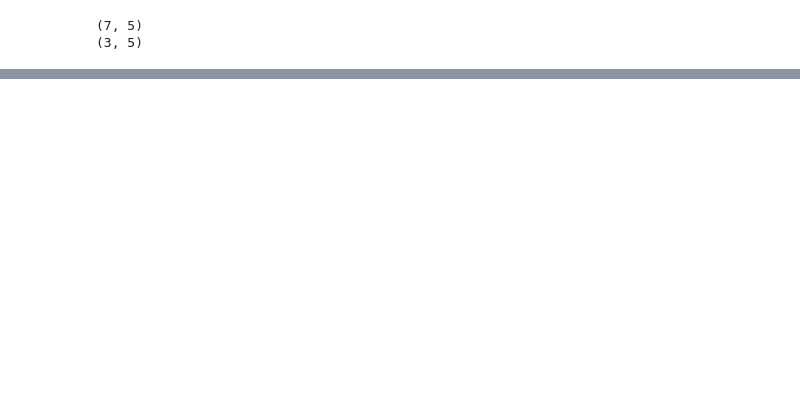
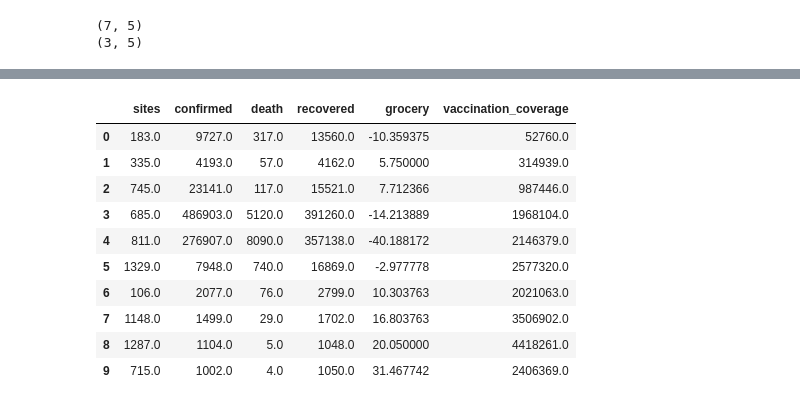
Before and after one commit to VinayFaria/Statistical_Data_Analysis, a Jupyter notebook: tutorial_5/q1.ipynb, the cells around one changed output, grey strips where cells are left out. Drawn from its saved outputs; the diff is of its cells as text; code cells hidden in the pictures; blank space fills up the shorter version.

```diff
--- a/tutorial_5/q1.ipynb
+++ b/tutorial_5/q1.ipynb
@@ -287,0 +301,14 @@ print(r2_score(y_test, pred_test_rf))
+# %%
+dataframe_copy
+# %% [output]
+|  | sites | confirmed | death | recovered | grocery | vaccination_coverage |
+| 0 | 183.0 | 9727.0 | 317.0 | 13560.0 | -10.359375 | 52760.0 |
+| 1 | 335.0 | 4193.0 | 57.0 | 4162.0 | 5.750000 | 314939.0 |
+| 2 | 745.0 | 23141.0 | 117.0 | 15521.0 | 7.712366 | 987446.0 |
+| 3 | 685.0 | 486903.0 | 5120.0 | 391260.0 | -14.213889 | 1968104.0 |
+| 4 | 811.0 | 276907.0 | 8090.0 | 357138.0 | -40.188172 | 2146379.0 |
+| 5 | 1329.0 | 7948.0 | 740.0 | 16869.0 | -2.977778 | 2577320.0 |
+| 6 | 106.0 | 2077.0 | 76.0 | 2799.0 | 10.303763 | 2021063.0 |
+| 7 | 1148.0 | 1499.0 | 29.0 | 1702.0 | 16.803763 | 3506902.0 |
+| 8 | 1287.0 | 1104.0 | 5.0 | 1048.0 | 20.050000 | 4418261.0 |
+| 9 | 715.0 | 1002.0 | 4.0 | 1050.0 | 31.467742 | 2406369.0 |
```
Also changed, not shown: parts of 11 cells of this notebook.
